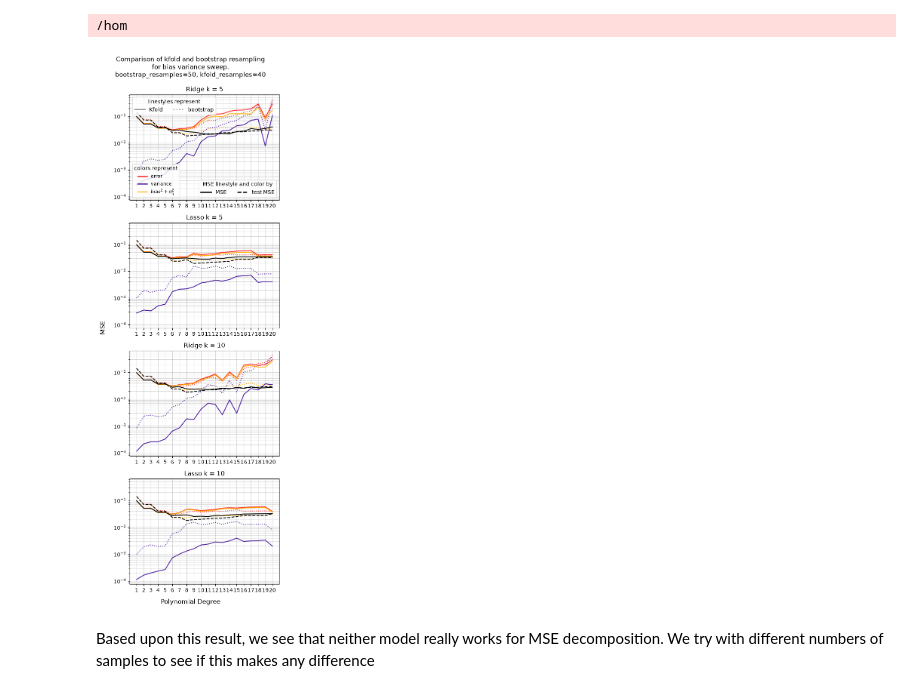
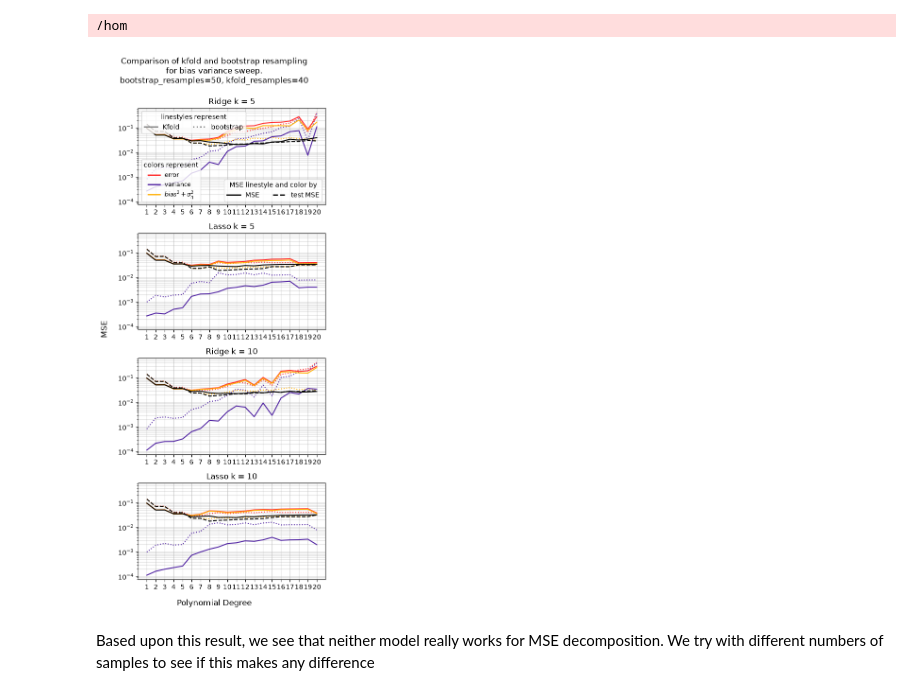
Before and after one commit to nillescorner/FYS-STK4155-Group, a Jupyter notebook: Project_1/Tests_and_additional_results/main_test.ipynb, the cells around one changed output. Saved outputs shown, nothing was run; the diff lists cells and outputs as text; code cells hidden in the pictures.

```diff
--- a/Project_1/Tests_and_additional_results/main_test.ipynb
+++ b/Project_1/Tests_and_additional_results/main_test.ipynb
@@ -39,7 +39,7 @@ mse_decomposition_bootstrap  = mse_decomposer(x_,y_, results, model_shorthands,
 /hom
 # %%
 
-fig, axs = plt.subplots(1*len(model_shorthands),1, figsize = (5,15), sharey = True)
+fig, axs = plt.subplots(1*len(model_shorthands),1, figsize = (5,12), sharey = True)
 # fig, axs = plt.subplots(1,1*len(model_shorthands), figsize = (5*len(model_shorthands), 5), sharey = True)
 # fig, axs = plt.subplots(2,2, figsize = (10, 10))
 # axs = axs.flat
@@ -119,34 +119,34 @@ legend1 = axs[0].legend(
     ncol=2,
     fontsize=10,
 )
 axs[0].add_artist(legend1)
 
 legend2 = axs[0].legend(
     handles=main_handles ,
     loc="lower right",
     frameon=True,
     title = "MSE linestyle and color by",
     ncol=2,
     fontsize=10,
 )
 axs[0].add_artist(legend2)
 
 
 legend3 = axs[0].legend(
     handles=bias_variance_handels,
     loc="lower left",
     frameon=True,
     title = "colors represent",
     fontsize=9,
 )
 
 fig.suptitle(f"Comparison of kfold and bootstrap resampling\n for bias variance sweep. \n {bootstrap_resamples=}, {kfold_resamples=} \n")
 fig.supxlabel("Polynomial Degree").set_in_layout(True)
 fig.supylabel("MSE").set_in_layout(True)
 fig.tight_layout()
 plt.savefig(fname=FIG_DIR/'Part_i_hyperparameters_msedecomposition_kfold_bootstrap.pdf')
 # %% [output]
-[figure, old version]
+[figure, new version]
 # %% [markdown]
 Based upon this result, we see that neither model really works for MSE decomposition. We try with different numbers of samples to see if this makes any difference
 # %% [markdown]
```
